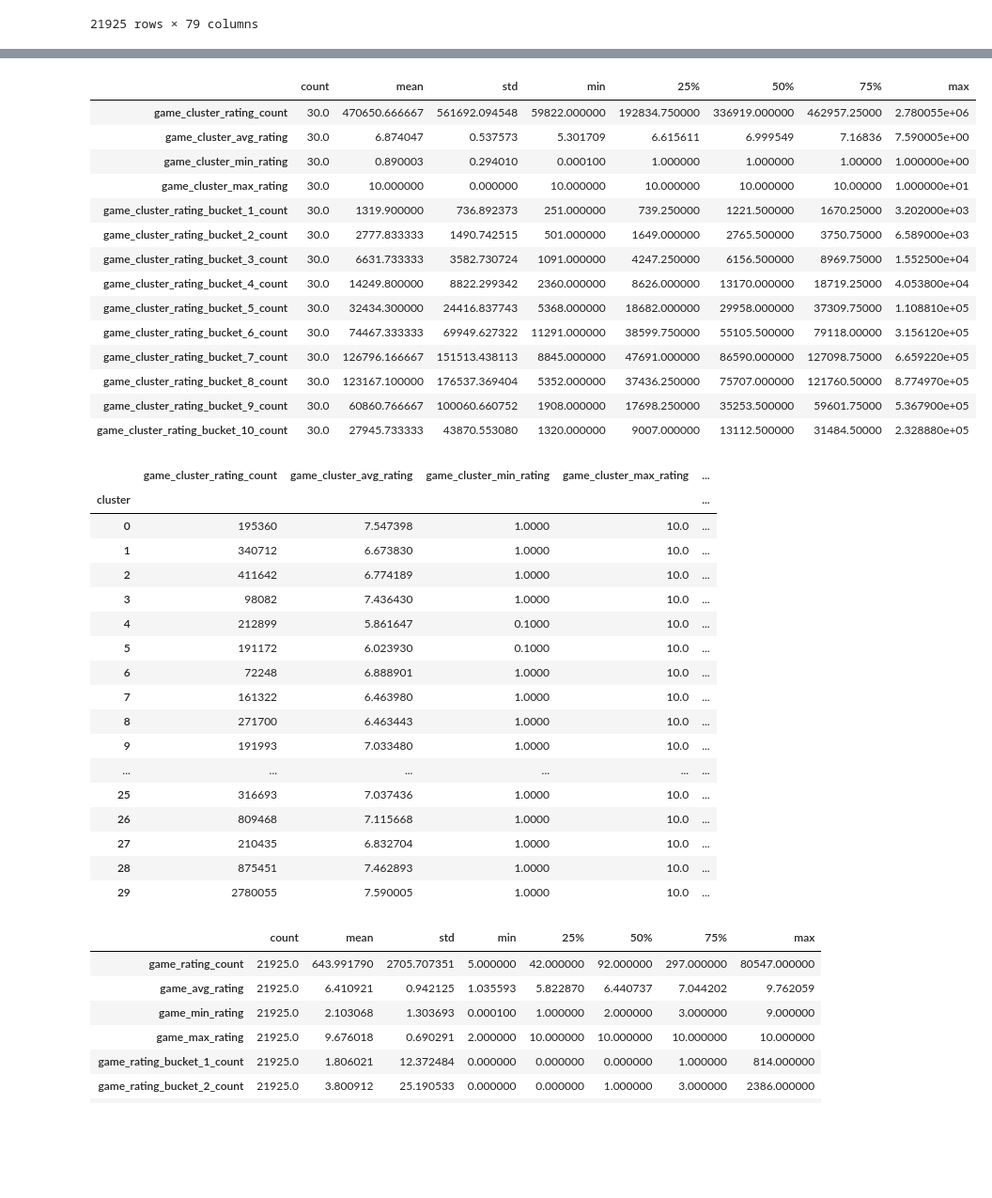
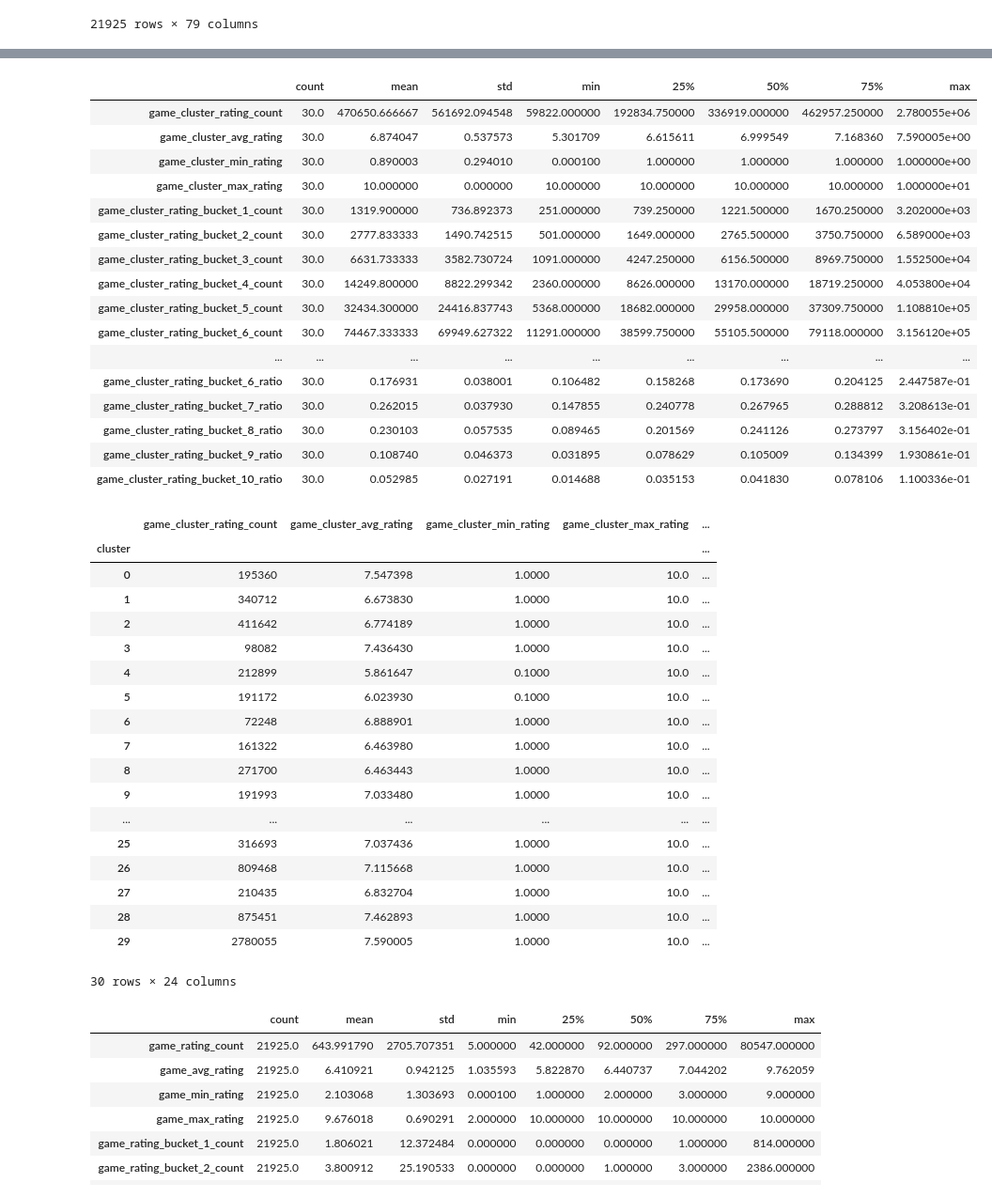
Before and after one commit to jmfb/csc6711-project5, a Jupyter notebook: Project5.ipynb, the cells around one changed output, grey strips where cells are left out. Shown at 94% size. Saved outputs shown, nothing was run; the diff lists cells and outputs as text; code cells hidden in the pictures; blank space fills up the shorter version.

```diff
--- a/Project5.ipynb
+++ b/Project5.ipynb
@@ -558,32 +576,37 @@ train_avg_rating_df
 # %%
 game_cluster_avg_rating_df = train_df\
     .merge(games_df, on='BGGId')\
     .groupby('cluster')\
     .agg(
         game_cluster_rating_count=('Rating', 'count'),
         game_cluster_avg_rating=('Rating', 'mean'),
         game_cluster_min_rating=('Rating', 'min'),
         game_cluster_max_rating=('Rating', 'max'),
         **{ f"game_cluster_rating_bucket_{rating}_count": (f"rating_bucket_{rating}", 'sum') for rating in range(1, 11) }
     )
+for rating in range(1, 11):
+    game_cluster_avg_rating_df[f"game_cluster_rating_bucket_{rating}_ratio"] = \
+        game_cluster_avg_rating_df[f"game_cluster_rating_bucket_{rating}_count"] / game_cluster_avg_rating_df.game_cluster_rating_count
 display(game_cluster_avg_rating_df.describe().T)
 game_cluster_avg_rating_df
 # %% [output]
 |  | count | mean | std | min | 25% | 50% | 75% | max |
-| game_cluster_rating_count | 30.0 | 470650.666667 | 561692.094548 | 59822.000000 | 192834.750000 | 336919.000000 | 462957.25000 | 2.780055e+06 |
-| game_cluster_avg_rating | 30.0 | 6.874047 | 0.537573 | 5.301709 | 6.615611 | 6.999549 | 7.16836 | 7.590005e+00 |
-| game_cluster_min_rating | 30.0 | 0.890003 | 0.294010 | 0.000100 | 1.000000 | 1.000000 | 1.00000 | 1.000000e+00 |
-| game_cluster_max_rating | 30.0 | 10.000000 | 0.000000 | 10.000000 | 10.000000 | 10.000000 | 10.00000 | 1.000000e+01 |
-| game_cluster_rating_bucket_1_count | 30.0 | 1319.900000 | 736.892373 | 251.000000 | 739.250000 | 1221.500000 | 1670.25000 | 3.202000e+03 |
-| game_cluster_rating_bucket_2_count | 30.0 | 2777.833333 | 1490.742515 | 501.000000 | 1649.000000 | 2765.500000 | 3750.75000 | 6.589000e+03 |
-| game_cluster_rating_bucket_3_count | 30.0 | 6631.733333 | 3582.730724 | 1091.000000 | 4247.250000 | 6156.500000 | 8969.75000 | 1.552500e+04 |
-| game_cluster_rating_bucket_4_count | 30.0 | 14249.800000 | 8822.299342 | 2360.000000 | 8626.000000 | 13170.000000 | 18719.25000 | 4.053800e+04 |
-| game_cluster_rating_bucket_5_count | 30.0 | 32434.300000 | 24416.837743 | 5368.000000 | 18682.000000 | 29958.000000 | 37309.75000 | 1.108810e+05 |
-| game_cluster_rating_bucket_6_count | 30.0 | 74467.333333 | 69949.627322 | 11291.000000 | 38599.750000 | 55105.500000 | 79118.00000 | 3.156120e+05 |
-| game_cluster_rating_bucket_7_count | 30.0 | 126796.166667 | 151513.438113 | 8845.000000 | 47691.000000 | 86590.000000 | 127098.75000 | 6.659220e+05 |
-| game_cluster_rating_bucket_8_count | 30.0 | 123167.100000 | 176537.369404 | 5352.000000 | 37436.250000 | 75707.000000 | 121760.50000 | 8.774970e+05 |
-| game_cluster_rating_bucket_9_count | 30.0 | 60860.766667 | 100060.660752 | 1908.000000 | 17698.250000 | 35253.500000 | 59601.75000 | 5.367900e+05 |
-| game_cluster_rating_bucket_10_count | 30.0 | 27945.733333 | 43870.553080 | 1320.000000 | 9007.000000 | 13112.500000 | 31484.50000 | 2.328880e+05 |
+| game_cluster_rating_count | 30.0 | 470650.666667 | 561692.094548 | 59822.000000 | 192834.750000 | 336919.000000 | 462957.250000 | 2.780055e+06 |
+| game_cluster_avg_rating | 30.0 | 6.874047 | 0.537573 | 5.301709 | 6.615611 | 6.999549 | 7.168360 | 7.590005e+00 |
+| game_cluster_min_rating | 30.0 | 0.890003 | 0.294010 | 0.000100 | 1.000000 | 1.000000 | 1.000000 | 1.000000e+00 |
+| game_cluster_max_rating | 30.0 | 10.000000 | 0.000000 | 10.000000 | 10.000000 | 10.000000 | 10.000000 | 1.000000e+01 |
+| game_cluster_rating_bucket_1_count | 30.0 | 1319.900000 | 736.892373 | 251.000000 | 739.250000 | 1221.500000 | 1670.250000 | 3.202000e+03 |
+| game_cluster_rating_bucket_2_count | 30.0 | 2777.833333 | 1490.742515 | 501.000000 | 1649.000000 | 2765.500000 | 3750.750000 | 6.589000e+03 |
+| game_cluster_rating_bucket_3_count | 30.0 | 6631.733333 | 3582.730724 | 1091.000000 | 4247.250000 | 6156.500000 | 8969.750000 | 1.552500e+04 |
+| game_cluster_rating_bucket_4_count | 30.0 | 14249.800000 | 8822.299342 | 2360.000000 | 8626.000000 | 13170.000000 | 18719.250000 | 4.053800e+04 |
+| game_cluster_rating_bucket_5_count | 30.0 | 32434.300000 | 24416.837743 | 5368.000000 | 18682.000000 | 29958.000000 | 37309.750000 | 1.108810e+05 |
+| game_cluster_rating_bucket_6_count | 30.0 | 74467.333333 | 69949.627322 | 11291.000000 | 38599.750000 | 55105.500000 | 79118.000000 | 3.156120e+05 |
+| ... | ... | ... | ... | ... | ... | ... | ... | ... |
+| game_cluster_rating_bucket_6_ratio | 30.0 | 0.176931 | 0.038001 | 0.106482 | 0.158268 | 0.173690 | 0.204125 | 2.447587e-01 |
+| game_cluster_rating_bucket_7_ratio | 30.0 | 0.262015 | 0.037930 | 0.147855 | 0.240778 | 0.267965 | 0.288812 | 3.208613e-01 |
+| game_cluster_rating_bucket_8_ratio | 30.0 | 0.230103 | 0.057535 | 0.089465 | 0.201569 | 0.241126 | 0.273797 | 3.156402e-01 |
+| game_cluster_rating_bucket_9_ratio | 30.0 | 0.108740 | 0.046373 | 0.031895 | 0.078629 | 0.105009 | 0.134399 | 1.930861e-01 |
+| game_cluster_rating_bucket_10_ratio | 30.0 | 0.052985 | 0.027191 | 0.014688 | 0.035153 | 0.041830 | 0.078106 | 1.100336e-01 |
 |  | game_cluster_rating_count | game_cluster_avg_rating | game_cluster_min_rating | game_cluster_max_rating | ... |
 | cluster |  |  |  |  | ... |
 | 0 | 195360 | 7.547398 | 1.0000 | 10.0 | ... |
@@ -602,6 +625,7 @@ game_cluster_avg_rating_df
 | 27 | 210435 | 6.832704 | 1.0000 | 10.0 | ... |
 | 28 | 875451 | 7.462893 | 1.0000 | 10.0 | ... |
 | 29 | 2780055 | 7.590005 | 1.0000 | 10.0 | ... |
+30 rows × 24 columns
 # %%
 game_avg_rating_df = train_df\
     .groupby('BGGId')\
```
Also changed, not shown: parts of 17 cells of this notebook.
